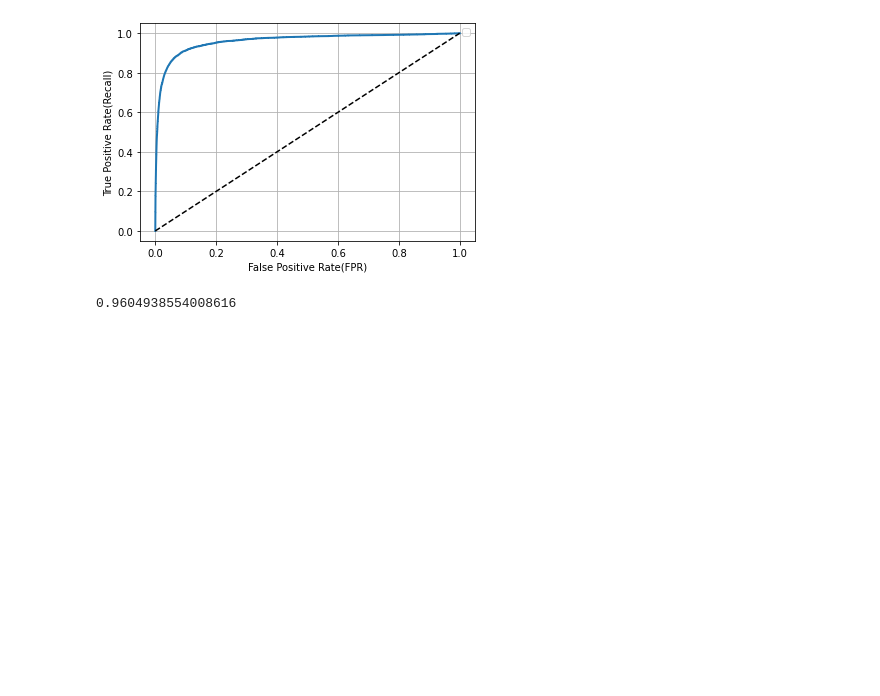
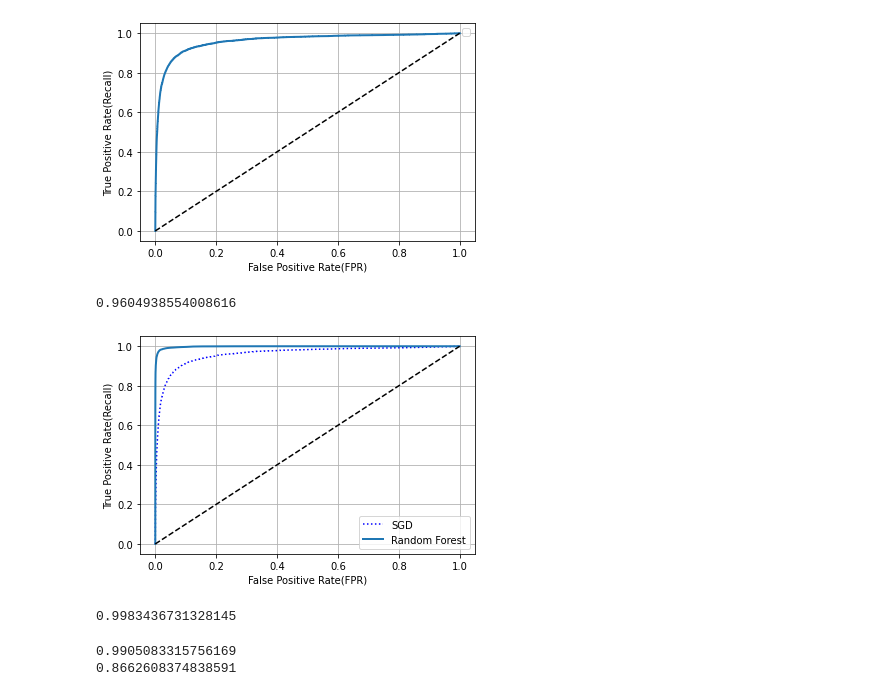
Before and after one commit to FarshidNooshi/Hands-on-Machine-Learning, a Jupyter notebook: notebbok/MNIST.ipynb, the cells around one changed output. Cells and saved outputs as stored; diff of their text form; code cells hidden in the pictures; blank space fills up the shorter version.

Commit message:
binary classifier for MNIST is done.

```diff
--- a/notebbok/MNIST.ipynb
+++ b/notebbok/MNIST.ipynb
@@ -206,3 +206,34 @@ from sklearn.metrics import roc_auc_score
 roc_auc_score(y_train_5, y_scores)
 # %% [output]
 0.9604938554008616
+# %%
+from sklearn.ensemble import RandomForestClassifier
+
+forest_clf = RandomForestClassifier(random_state=42)
+y_probas_forest = cross_val_predict(forest_clf, X_train, y_train_5, cv=3,
+                                    method="predict_proba")
+# %%
+y_scores_forest = y_probas_forest[:, 1] # score = proba of positive class
+fpr_forest, tpr_forest, thresholds_forest = roc_curve(y_train_5, y_scores_forest)
+# %%
+plt.plot(fpr, tpr, "b:", label="SGD")
+plot_roc_curve(fpr_forest, tpr_forest, "Random Forest")
+plt.legend(loc="lower right")
+plt.show()
+# %% [output]
+[figure, added]
+# %%
+roc_auc_score(y_train_5, y_scores_forest)
+# %% [output]
+0.9983436731328145
+# %%
+y_forest_predictions = [True if y_scores_forest[i] > 0.5 else False for i in range(len(y_scores_forest))]
+
+precision_forest_score = precision_score(y_true=y_train_5, y_pred=y_forest_predictions)
+recall_forest_score = recall_score(y_true=y_train_5, y_pred=y_forest_predictions)
+
+print(precision_forest_score)
+print(recall_forest_score)
+# %% [output]
+0.9905083315756169
+0.8662608374838591
```
Also changed, not shown: parts of 1 cell of this notebook.
